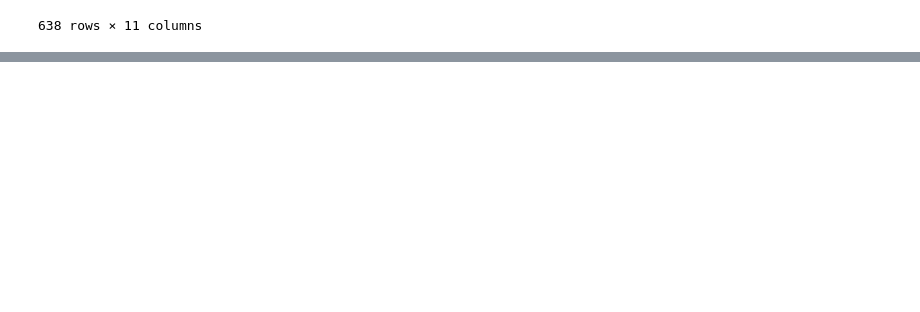
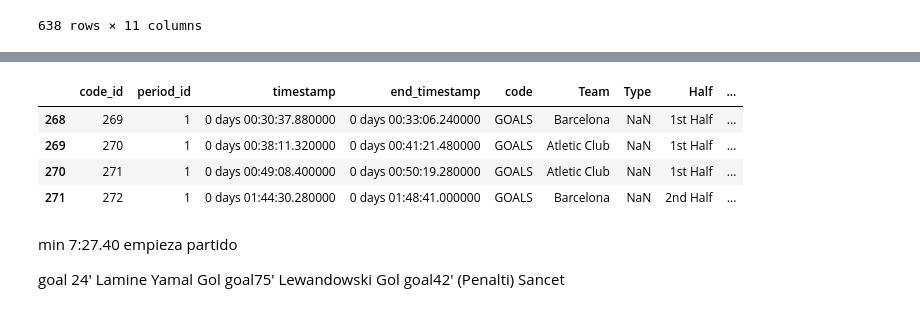
Before and after one commit to raduspaimoc/tiki-data-more-than-a-hack-2027, a Jupyter notebook: more-than-a-hack-2027-main/starter/01_smart_tagging.ipynb, the cells around one changed output, grey strips where cells are left out. Drawn from its saved outputs; the diff is of its cells as text; code cells hidden in the pictures; blank space fills up the shorter version.

```diff
--- a/more-than-a-hack-2027-main/starter/01_smart_tagging.ipynb
+++ b/more-than-a-hack-2027-main/starter/01_smart_tagging.ipynb
@@ -161,0 +381,13 @@ chrono
+# %%
+events[events["code"] == 'GOALS']
+# %% [output]
+|  | code_id | period_id | timestamp | end_timestamp | code | Team | Type | Half | ... |
+| 268 | 269 | 1 | 0 days 00:30:37.880000 | 0 days 00:33:06.240000 | GOALS | Barcelona | NaN | 1st Half | ... |
+| 269 | 270 | 1 | 0 days 00:38:11.320000 | 0 days 00:41:21.480000 | GOALS | Atletic Club | NaN | 1st Half | ... |
+| 270 | 271 | 1 | 0 days 00:49:08.400000 | 0 days 00:50:19.280000 | GOALS | Atletic Club | NaN | 1st Half | ... |
+| 271 | 272 | 1 | 0 days 01:44:30.280000 | 0 days 01:48:41.000000 | GOALS | Barcelona | NaN | 2nd Half | ... |
+# %% [markdown]
+min 7:27.40 empieza partido
+
+ goal 24' Lamine Yamal Gol goal75' Lewandowski
+ Gol goal42' (Penalti) Sancet
```
Also changed, not shown: parts of 18 cells of this notebook, 12 other files.
